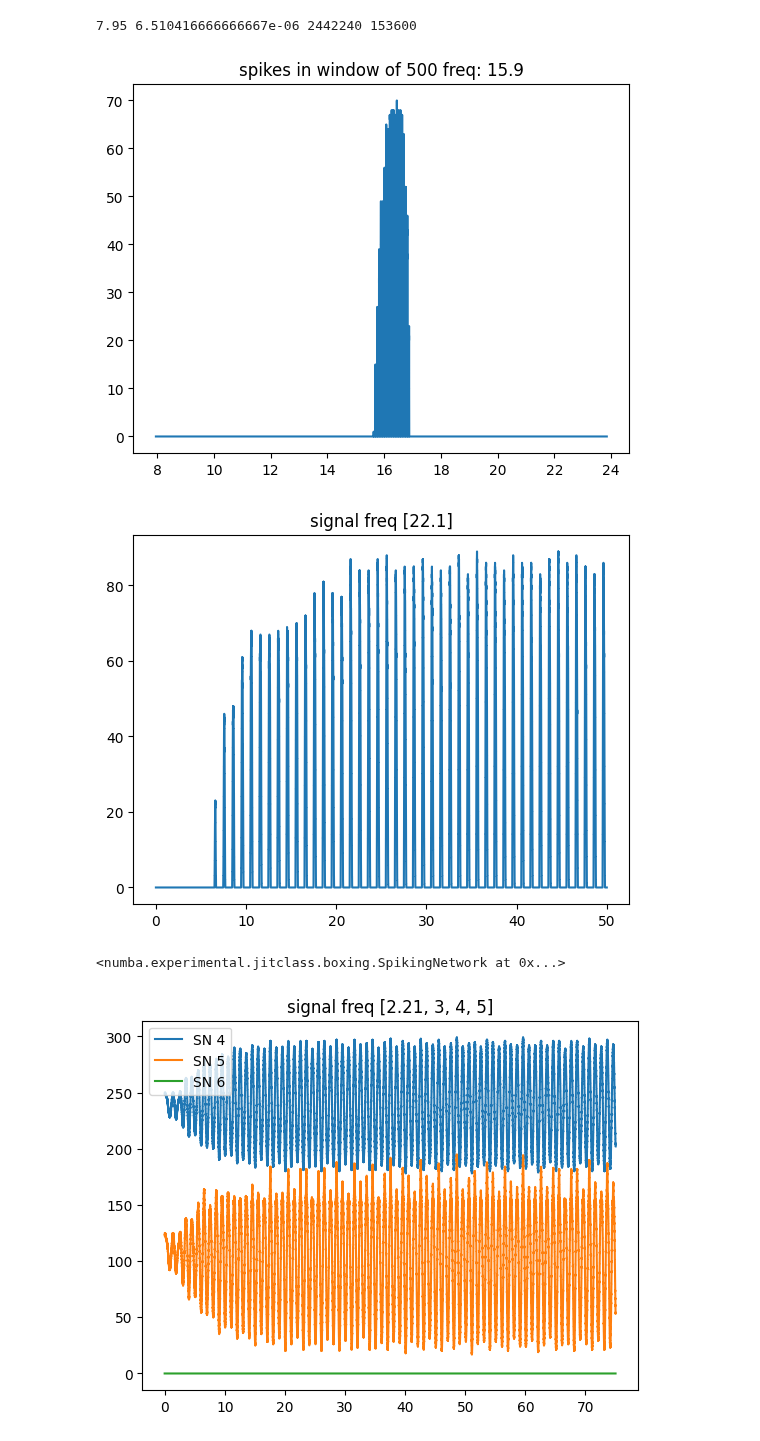
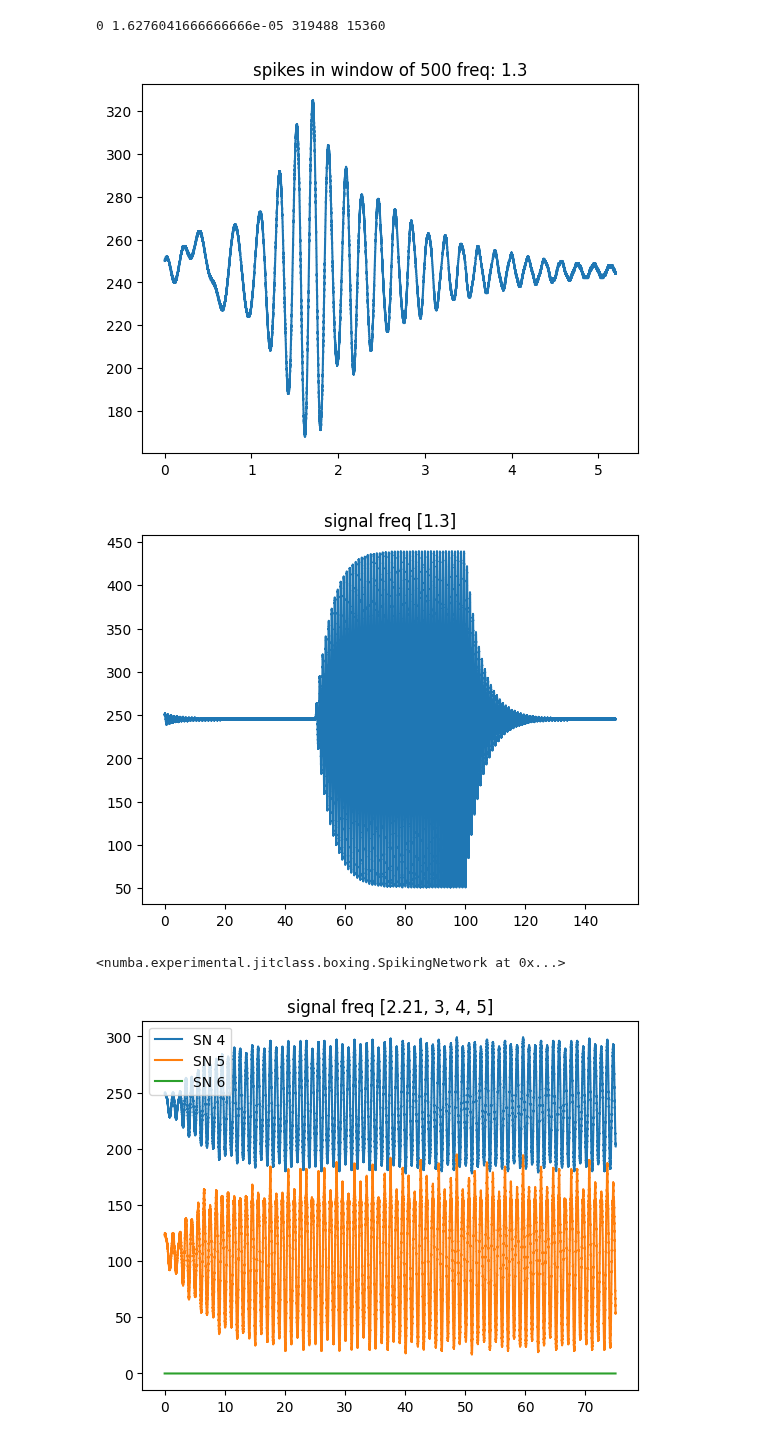
Before and after one commit to yakir4123/SNN-SCTN, a Jupyter notebook: notebooks/resonator_test_sine.ipynb, the cells around one changed output. Saved outputs shown, nothing was run; the diff lists cells and outputs as text; code cells hidden in the pictures.

```diff
--- a/notebooks/resonator_test_sine.ipynb
+++ b/notebooks/resonator_test_sine.ipynb
@@ -63,21 +72,18 @@ def resonator_output_spikes_on_chirp(
 # %%
-freq0 = 15.9
+freq0 = 1.3
 my_resonator = trained_resonator(
     freq0=freq0,
     filters_folder='filters4_xi0'
 )
-my_resonator = delta_resonator(
-    freq0=freq0,
-    filters_folder='filters4_xi0'
-)
-resonator_output_spikes_on_chirp(my_resonator, freq0=15.9, clk_freq=153600, step=1/153600, neurons_log_spikes=[-1])
+resonator_output_spikes_on_chirp(my_resonator, freq0=1.3, clk_freq=15360, step=1/15360, neurons_log_spikes=[-1])
 # %% [output]
-7.95 6.510416666666667e-06 2442240 153600
+0 1.6276041666666666e-05 319488 15360
-[figure, old version]
+[figure, new version]
 # %%
 from snn.resonator import trained_resonator
 
-def plot_resonator_on_freq(my_resonator, signal_freq, clk_freq, resonator_freq, phases=20, show=True, weights=None, neurons_log_spikes=None, noise_std=0):
+def plot_resonator_on_freq(my_resonator, signal_freq, clk_freq, resonator_freq, phases=20, show=True, weights=None, neurons_log_spikes=None, noise_std=0,
+                           end_with_n_zeros=0, start_with_n_zeros=0):
     my_resonator.forget_logs()
     neurons_log_spikes = neurons_log_spikes or []
     for i in neurons_log_spikes:
@@ -97,32 +103,41 @@ def plot_resonator_on_freq(my_resonator, signal_freq, clk_freq, resonator_freq,
     sine_wave += np.random.normal(0, noise_std, len(sine_wave))
     sine_wave /= np.max(sine_wave)
 
+    start_zeros = []
+    if start_with_n_zeros > 0:
+        start_zeros = np.zeros(int(clk_freq / resonator_freq * start_with_n_zeros))
+        my_resonator.input_full_data(start_zeros)
     my_resonator.input_full_data(sine_wave)
+    ends_zeros = []
+    if end_with_n_zeros > 0:
+        ends_zeros = np.zeros(int(clk_freq / resonator_freq *end_with_n_zeros))
+        my_resonator.input_full_data(ends_zeros)
+
     spikes_window_size = 500
 
     for i in neurons_log_spikes:
         output_neuron = my_resonator.neurons[i]
         y_events = output_neuron.out_spikes()
-        y_spikes = np.zeros(len(sine_wave))
+        y_spikes = np.zeros(len(sine_wave) + len(ends_zeros) + len(start_zeros))
         y_spikes[y_events] = 1
         y_spikes = np.convolve(y_spikes, np.ones(spikes_window_size, dtype=int), 'valid')
         plt.title(f'signal freq {signal_freq}')
-        plt.plot(np.linspace(0, phases, len(y_spikes)), y_spikes, label=f'SN {i}')
+        plt.plot(np.linspace(0, phases + end_with_n_zeros + start_with_n_zeros, len(y_spikes)), y_spikes, label=f'SN {i}')
 
     if show:
         plt.show()
 
     return my_resonator
 # %%
-freq0 = 22.1
-resonator221 = delta_resonator(
+freq0 = 1.3
+resonator221 = trained_resonator(
         freq0=float(freq0),
         filters_folder='filters4_xi0'
     )
-plot_resonator_on_freq(resonator221, freq0, clk_freq=153600, resonator_freq=freq0,
-                       show=True, neurons_log_spikes=[6], phases=50)
+plot_resonator_on_freq(resonator221, freq0, clk_freq=15360, resonator_freq=freq0,
+                       show=True, neurons_log_spikes=[-1], phases=50, end_with_n_zeros=50, start_with_n_zeros=50)
 # %% [output]
-[figure, old version]
+[figure, new version]
 <numba.experimental.jitclass.boxing.SpikingNetwork at 0x...>
 # %%
 f_resonator = 2.21
```
Also changed, not shown: parts of 3 cells of this notebook, 4 other files.
